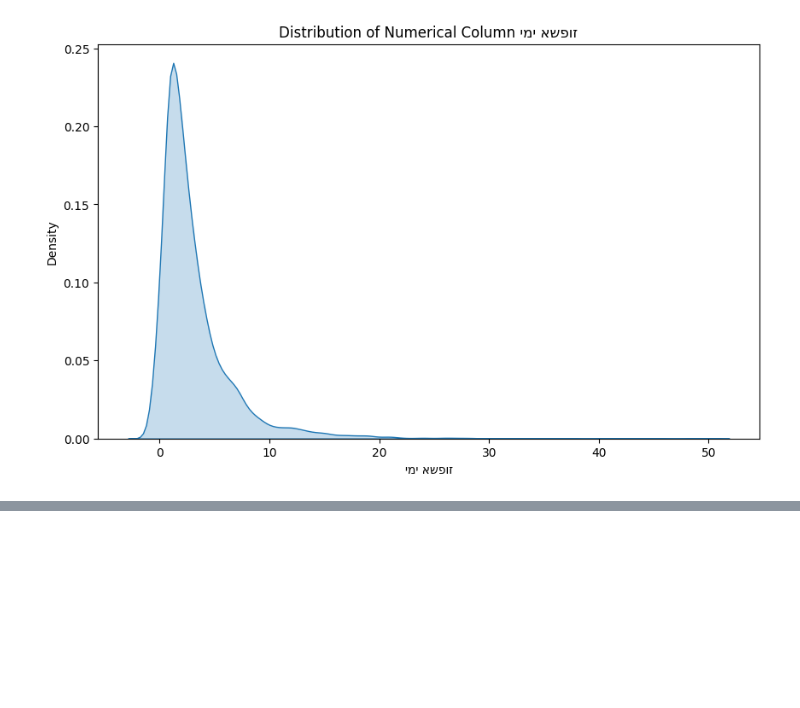
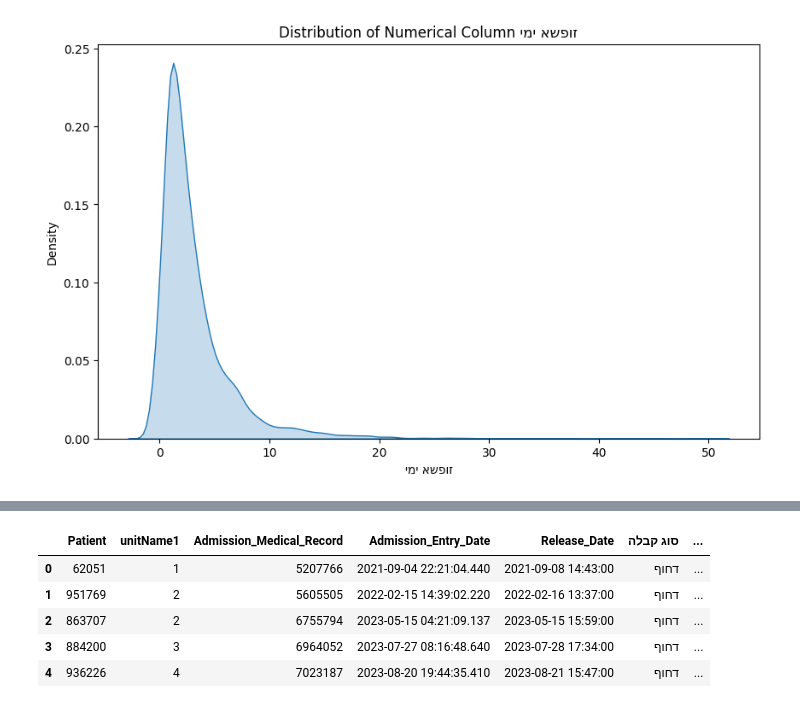
Before and after one commit to RyanWri/data-science2-lab-final-project, a Jupyter notebook: src/team_1/team_1_results.ipynb, the cells around one changed output, grey strips where cells are left out. Drawn from its saved outputs; the diff is of its cells as text; code cells hidden in the pictures; blank space fills up the shorter version.

```diff
--- a/src/team_1/team_1_results.ipynb
+++ b/src/team_1/team_1_results.ipynb
@@ -165,0 +184,9 @@ rehospitalized_patients_data[rehospitalized_patients_data['Patient'] == 62051].h
+# %%
+df.head()
+# %% [output]
+|  | Patient | unitName1 | Admission_Medical_Record | Admission_Entry_Date | Release_Date | סוג קבלה | ... |
+| 0 | 62051 | 1 | 5207766 | 2021-09-04 22:21:04.440 | 2021-09-08 14:43:00 | דחוף | ... |
+| 1 | 951769 | 2 | 5605505 | 2022-02-15 14:39:02.220 | 2022-02-16 13:37:00 | דחוף | ... |
+| 2 | 863707 | 2 | 6755794 | 2023-05-15 04:21:09.137 | 2023-05-15 15:59:00 | דחוף | ... |
+| 3 | 884200 | 3 | 6964052 | 2023-07-27 08:16:48.640 | 2023-07-28 17:34:00 | דחוף | ... |
+| 4 | 936226 | 4 | 7023187 | 2023-08-20 19:44:35.410 | 2023-08-21 15:47:00 | דחוף | ... |
```
Also changed, not shown: parts of 14 cells of this notebook, 3 other files.
